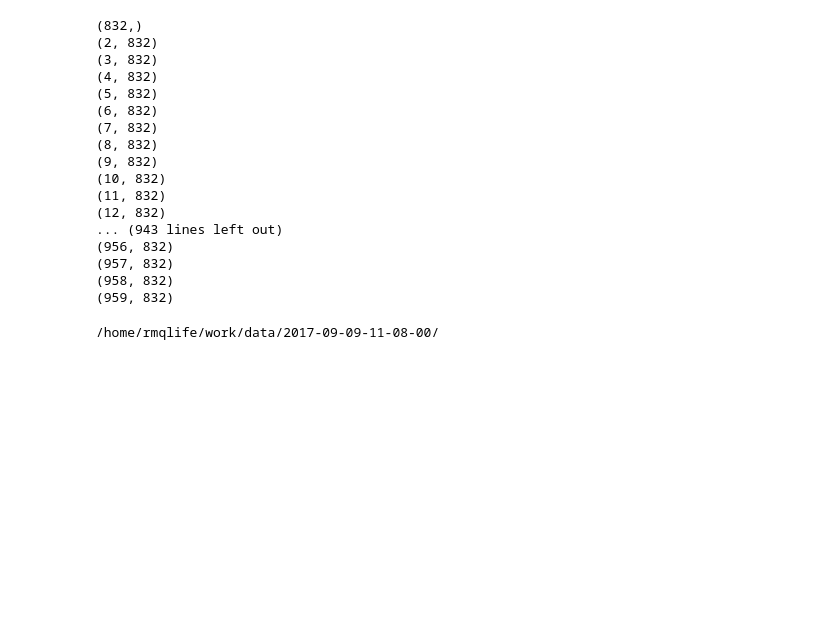
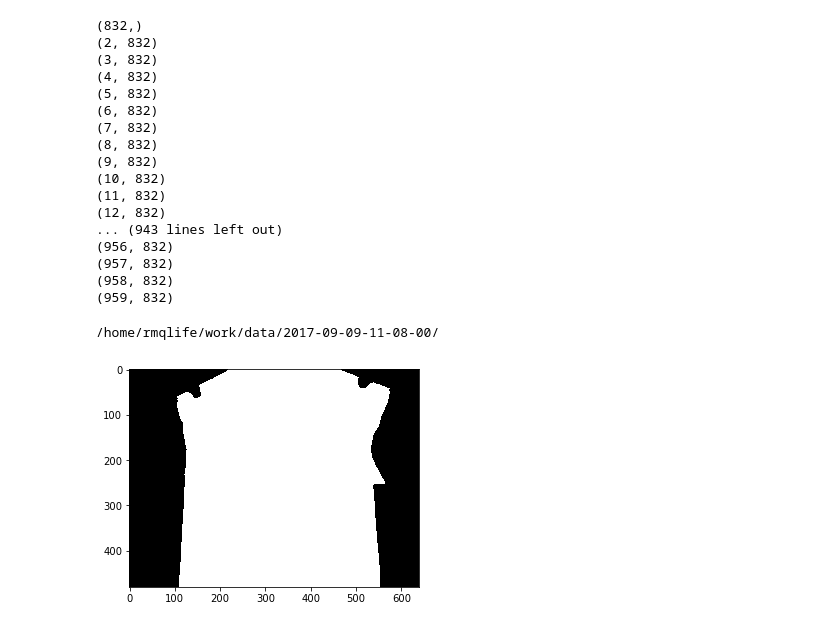
Before and after one commit to rmqlife/deformable, a Jupyter notebook: wrinkle_feature.ipynb, the cells around one changed output. Drawn from its saved outputs; the diff is of its cells as text; code cells hidden in the pictures; blank space fills up the shorter version.

```diff
--- a/wrinkle_feature.ipynb
+++ b/wrinkle_feature.ipynb
@@ -96,0 +114,81 @@ print home
+# %%
+home = '/home/rmqlife/work/data/videos/bag/bc1/'
+# home = '/home/rmqlife/work/data/2017-09-09-11-06-56/'
+from util import *
+from wrinkle2 import *
+howlist= get_filelist(home + 'how/')
+
+how2dir= home + 'how2/'
+if not os.path.exists(how2dir):
+    os.mkdir(how2dir)
+
+
+target = cv2.imread(howlist[620],0)
+
+for i in range(len(howlist)):
+    gray = cv2.imread(howlist[i],0)
+    how2 = target - gray
+    cv2.imwrite(os.path.join(how2dir + "/%04i.jpg" % i), how2)
+# %%
+home = '/home/rmqlife/work/data/2017-09-05-19-14-52.half/rgb/'
+# home = '/home/rmqlife/work/data/2017-09-09-11-06-56/'
+from util import *
+import matplotlib.pyplot as plt
+from wrinkle2 import *
+
+def get_fg(img):
+    markers = np.uint8(np.zeros((480,640)))
+    markers[420:, 280:360] =1
+    # set background as 2
+    markers[:,0:90] = 2
+    markers[:,-40:] = 2
+    #markers[0:20,:] = 2
+    markers_rgb = markers.astype(np.int32)
+    markers_rgb = cv2.watershed(img,markers_rgb)
+    fg = np.uint8(markers_rgb == 1)
+    return fg
+
+rgblist= get_filelist(home)
+
+img = cv2.imread(rgblist[512])
+
+img = cv2.cvtColor(img, cv2.COLOR_RGB2BGR)
+
+fg = get_fg(img)
+plt.imshow(fg,cmap = 'gray')
+plt.show()
+
+gray = cv2.cvtColor(img, cv2.COLOR_RGB2GRAY)
+how, hist = gabor_feat(gray, num_theta = 4)
+
+num_theta = 4
+grid = 80
+ks = 101 # kernel size
+avg = np.zeros(gray.shape)
+count = 0
+rows, cols = gray.shape
+hist = []
+for i in range(num_theta):
+    g_kernel1 = cv2.getGaborKernel((ks, ks), sigma = 6.0, theta = i*np.pi/num_theta, lambd = 10.0, gamma=0.5, psi=0, ktype=cv2.CV_32F)
+    filtered = cv2.filter2D(gray, cv2.CV_8UC3, g_kernel1)
+    plt.imshow(filtered,cmap = 'gray')
+    plt.show()
+    count = count+1
+    avg = avg + filtered
+    count = 0
+    for col in np.arange(0, cols, grid):
+        for row in np.arange(0, rows, grid):
+            block = filtered[row:row+grid,col:col+grid]
+            val =  float(np.sum(block))
+            hist.append(val)
+avg = avg/float(num_theta)
+avg = np.uint8(avg)
+
+
+plt.imshow(img)
+plt.show()
+
+plt.imshow(avg,cmap = 'gray')
+plt.show()
+# %% [output]
+[figure, added]
```
Also changed, not shown: parts of 2 cells of this notebook, 2 other files.
